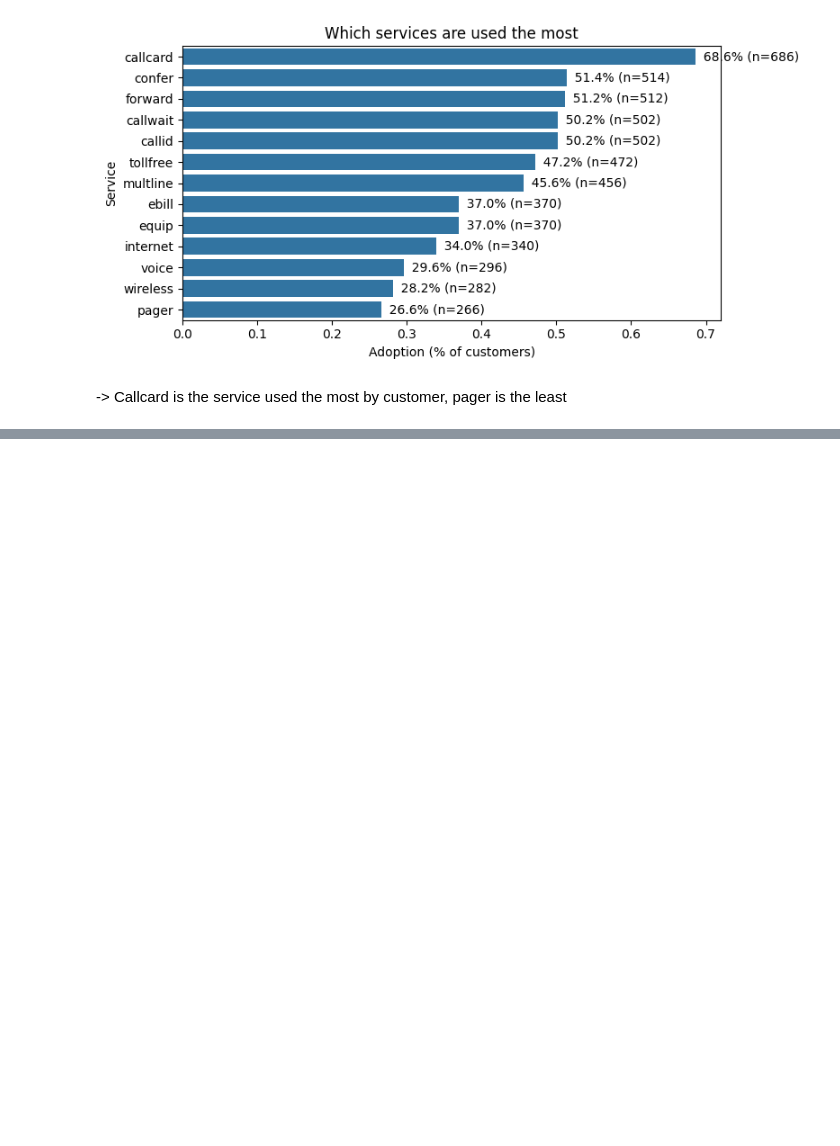
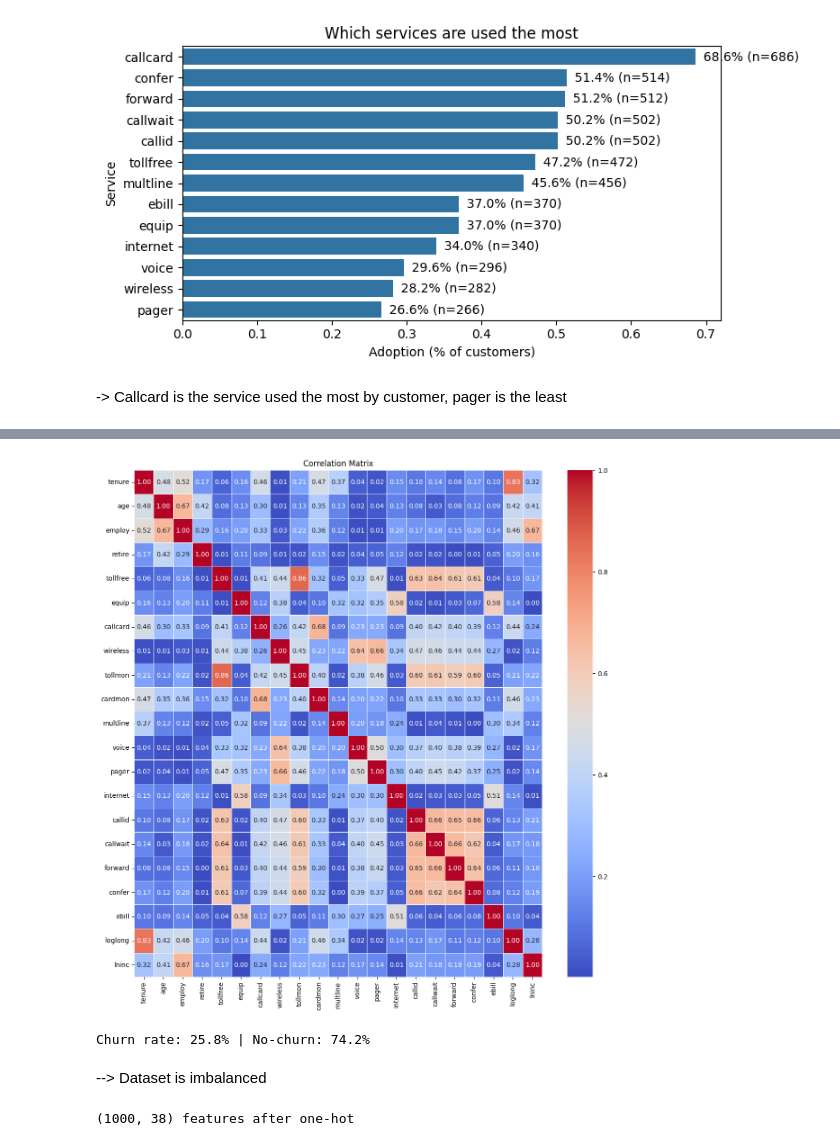
Before and after one commit to markqle/telecomchurning, a Jupyter notebook: TelecomChurning.ipynb, the cells around one changed output, grey strips where cells are left out. Cells and saved outputs as stored; diff of their text form; code cells hidden in the pictures; blank space fills up the shorter version.

```diff
--- a/TelecomChurning.ipynb
+++ b/TelecomChurning.ipynb
@@ -120,7 +120,7 @@ memory usage: 304.8+ KB
 # %%
 #EDA
 # convert yes / no to 0,1
-yn_cols = ["marital","tollfree","equip","callcard","wireless","multline","voice","pager",
+yn_cols = ["gender","marital","tollfree","equip","callcard","wireless","multline","voice","pager",
            "internet","callid","callwait","forward","confer","ebill","retire","churn"]
 df[yn_cols] = (df[yn_cols] == "Y").astype("Int8")
 # %%
@@ -374,3 +374,6 @@ plt.show()
 [figure]
 # %% [markdown]
 -> Callcard is the service used the most by customer, pager is the least
+# %%
+#Cleaning up the dataset
+df.drop(columns=["tenure_band","income_q","age_band"], inplace=True)
@@ -376,0 +417,10 @@ plt.show()
+# %%
+# Cast true categoricals
+cat_cols = ["region","marital","ed","gender","custcat","reside"]
+for c in cat_cols:
+    if c in df:
+        df[c] = df[c].astype("category")
+# %%
+#Drop columns
+drop_cols = ["cust_id","address","longmon","income","longten","tollten","equipten","cardten","wireten"]
+df = df.drop(columns=[c for c in drop_cols if c in df.columns], errors="ignore")
@@ -376,0 +466,14 @@ plt.show()
+# %%
+num_for_corr = df.select_dtypes(include=["number"]).drop(columns=["churn"], errors="ignore")
+corr = num_for_corr.corr().abs()
+plt.figure(figsize=(14,14))
+sns.heatmap(
+    corr,
+    annot=True,
+    cmap='coolwarm',
+    fmt=".2f",
+    linewidths=.5)
+plt.title('Correlation Matrix')
+plt.show()
+# %% [output]
+[figure, added]
@@ -376,0 +483,20 @@ plt.show()
+# %%
+#Check whether dataset is balanced or not
+y = df["churn"]
+churn_rate = y.mean()
+print(f"Churn rate: {churn_rate:.1%} | No-churn: {(1-churn_rate):.1%}")
+# %% [output]
+Churn rate: 25.8% | No-churn: 74.2%
+# %% [markdown]
+--> Dataset is imbalanced
+# %%
+X = df.drop(columns=["churn"])
+y = df["churn"].astype("Int8")
+
+# Only categorical columns (not the binary 0/1)
+onehot_cols = [c for c in cat_cols if c in X.columns]
+X_enc = pd.get_dummies(X, columns=onehot_cols, drop_first=True)
+
+print(X_enc.shape, "features after one-hot")
+# %% [output]
+(1000, 38) features after one-hot
```
Also changed, not shown: parts of 21 cells of this notebook.
